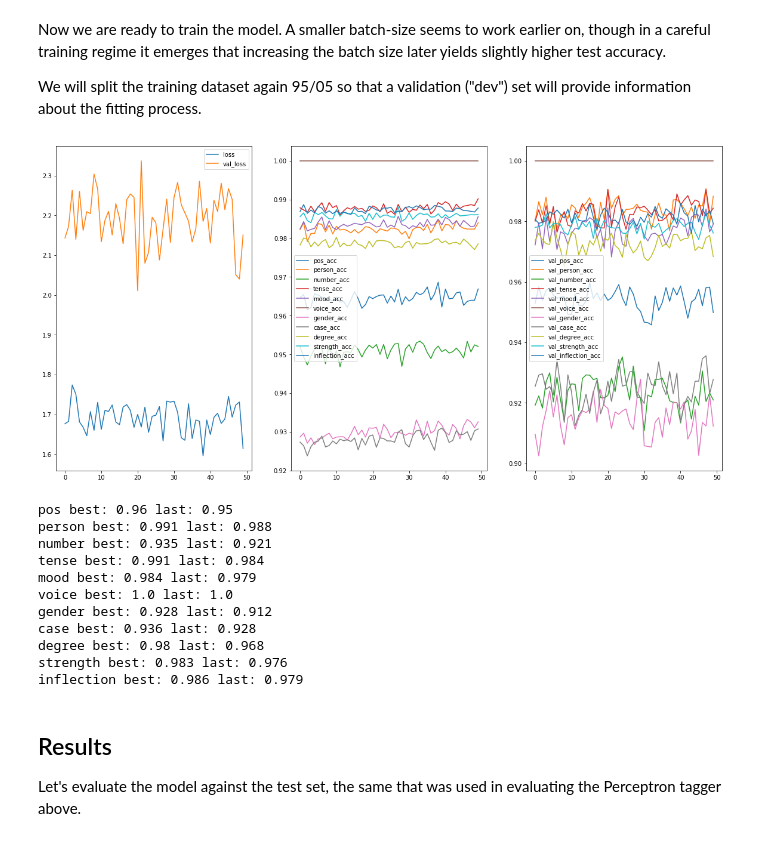
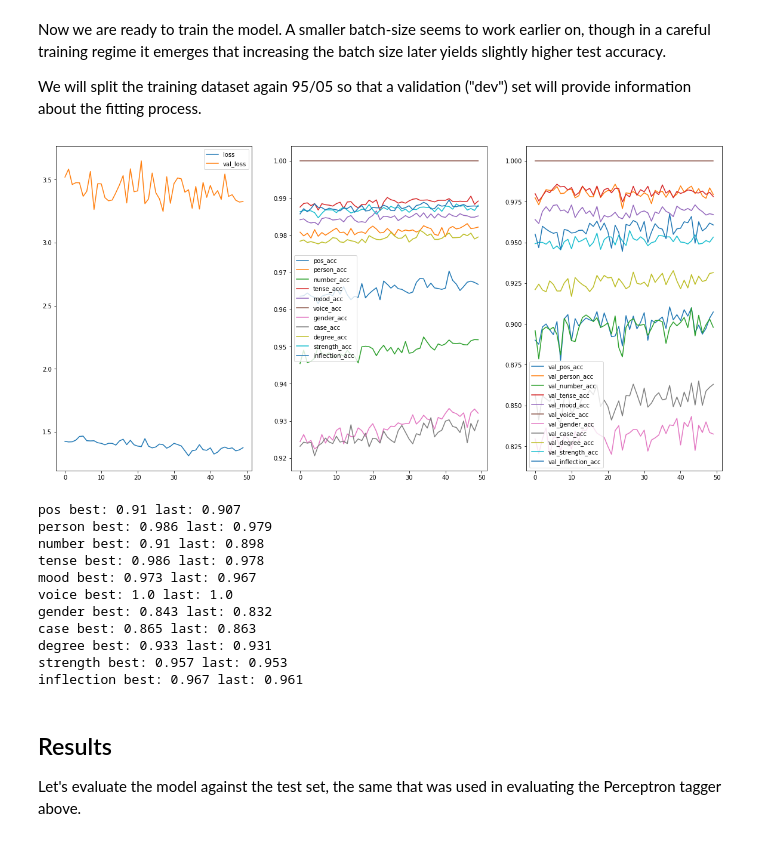
Before and after one commit to cltk/ang_models_cltk, a Jupyter notebook: notebooks/Morphological Analysis for Small Annotated Corpora.ipynb, the cells around one changed output. Drawn from its saved outputs; the diff is of its cells as text; code cells hidden in the pictures.

```diff
--- a/notebooks/Morphological Analysis for Small Annotated Corpora.ipynb
+++ b/notebooks/Morphological Analysis for Small Annotated Corpora.ipynb
@@ -725,7 +727,7 @@ def make_char_word_rnn_model(
                              char_vector_width,
                              input_length = max_word_len,
                              trainable = True,
-                             mask_zero = False)
+                             mask_zero = True)
 
     def _word_analyzer_rnn(kernel_size):
         rnn_layer = layers.Bidirectional(layers.GRU(kernel_size, activation='tanh', dropout=0.2, recurrent_dropout=0.2))
@@ -872,23 +874,25 @@ Now we are ready to train the model.  A smaller batch-size seems to work earlier
 
 We will split the training dataset again 95/05 so that a validation ("dev") set will provide information about the fitting process.
 # %%
-history = m1.fit([X, X2_train], [y for y in Y],
-                 batch_size=4, epochs=50,
+idx = list(range(len(X)))
+np.random.shuffle(idx)
+history = m1.fit([X[idx], X2_train[idx]], [y[idx] for y in Y],
+                 batch_size=16, epochs=50,
                  callbacks=[plot_losses],
-                 validation_split = 0.05)
+                 validation_data=([X_test, X2_test], [y for y in Y_test]))
 # %% [output]
-[figure, old version]
+[figure, new version]
-pos best: 0.96 last: 0.95
-person best: 0.991 last: 0.988
-number best: 0.935 last: 0.921
-tense best: 0.991 last: 0.984
-mood best: 0.984 last: 0.979
+pos best: 0.91 last: 0.907
+person best: 0.986 last: 0.979
+number best: 0.91 last: 0.898
+tense best: 0.986 last: 0.978
+mood best: 0.973 last: 0.967
 voice best: 1.0 last: 1.0
-gender best: 0.928 last: 0.912
-case best: 0.936 last: 0.928
-degree best: 0.98 last: 0.968
-strength best: 0.983 last: 0.976
-inflection best: 0.986 last: 0.979
+gender best: 0.843 last: 0.832
+case best: 0.865 last: 0.863
+degree best: 0.933 last: 0.931
+strength best: 0.957 last: 0.953
+inflection best: 0.967 last: 0.961
 # %% [markdown]
 ## Results
 
```
Also changed, not shown: parts of 9 cells of this notebook, 1 other file.
